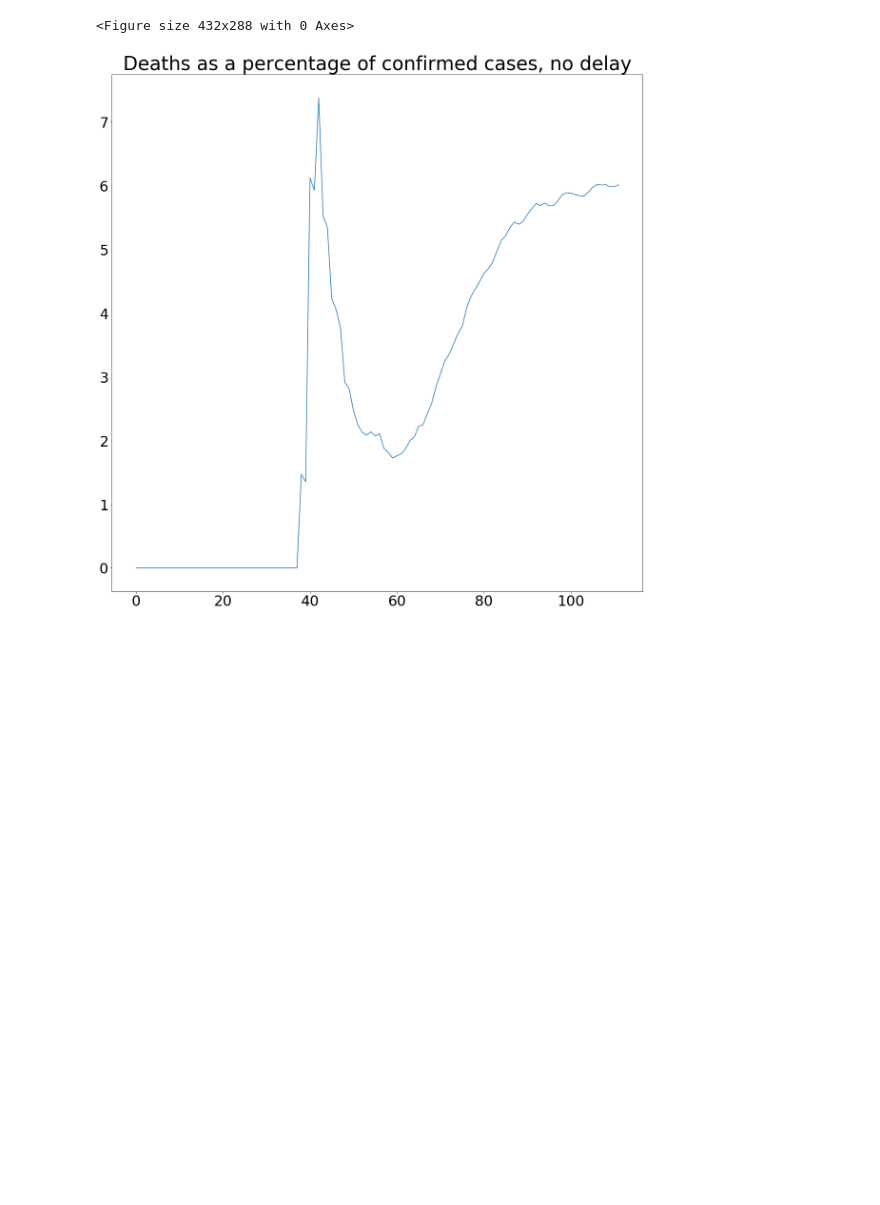
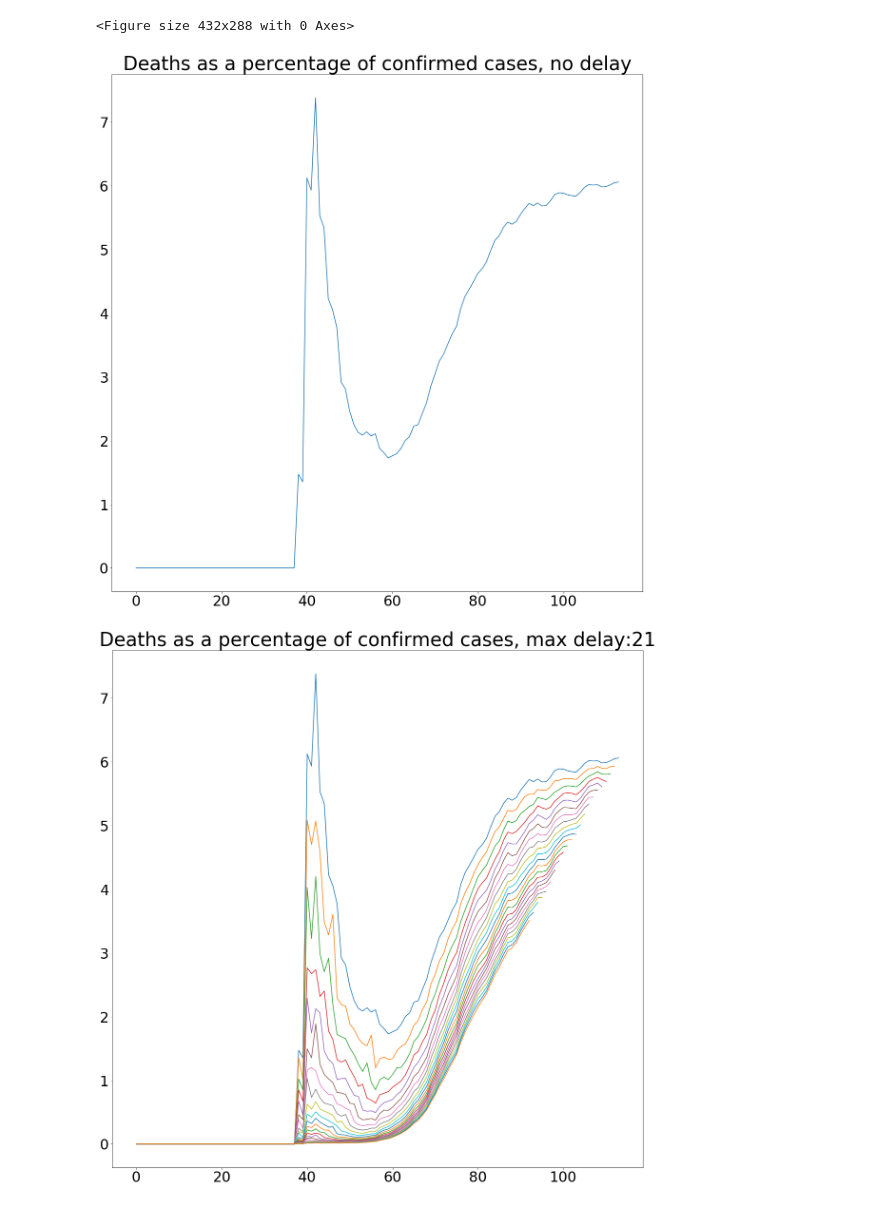
Before and after one commit to kootsoop/DSP.SE, a Jupyter notebook: Python/COVID-19 Plots.ipynb, the cells around one changed output. Cells and saved outputs as stored; diff of their text form; code cells hidden in the pictures; blank space fills up the shorter version.

```diff
--- a/Python/COVID-19 Plots.ipynb
+++ b/Python/COVID-19 Plots.ipynb
@@ -92,4 +92,30 @@ ax.tick_params(axis='both', which='minor', labelsize=8)
 plt.plot(x_axis, death_percent)
 plt.title('Deaths as a percentage of confirmed cases, no delay', fontsize=40)
 plt.savefig('/Users/kootsoop/Pictures/COVID-19-DEATH-RATE.png')
+
+
+plt.figure(3)
+plt.figure(figsize=(20,20))
+ax = plt.gca()
+# We change the fontsize of minor ticks label
+ax.tick_params(axis='both', which='major', labelsize=30)
+ax.tick_params(axis='both', which='minor', labelsize=8)
+
+for delay in arange(22):
+    death_percent_with_delay = [i / j * 100.0 for i, j in zip(death_data[0:len(death_data)-delay], confirmed_data[delay:len(confirmed_data)])]
+    plt.plot(x_axis[0:len(death_data)-delay], death_percent_with_delay)
+plt.title('Deaths as a percentage of confirmed cases, max delay:' + str(delay), fontsize=40)
+plt.savefig('/Users/kootsoop/Pictures/COVID-19-DEATH-RATE-DELAY.png')
+
+
+plt.figure(3)
+plt.figure(figsize=(20,20))
+ax = plt.gca()
+# We change the fontsize of minor ticks label
+ax.tick_params(axis='both', which='major', labelsize=30)
+ax.tick_params(axis='both', which='minor', labelsize=8)
+plt.plot(x_axis , death_data)
+plt.plot(x_axis, confirmed_data, 'r')
+plt.title('Deaths and confirmed numbers.', fontsize=40)
+plt.savefig('/Users/kootsoop/Pictures/COVID-19-DEATH-RATE-DEATHS-AND-CONFIRMED.png')
 # %% [output]
@@ -98,2 +124,3 @@ Days until 100k: 4.500654958823333
 <Figure size 432x288 with 0 Axes>
-[figure, old version]
+[figure, new version]
+[figure, added]
```
Also changed, not shown: parts of 2 cells of this notebook, 1 other file.
